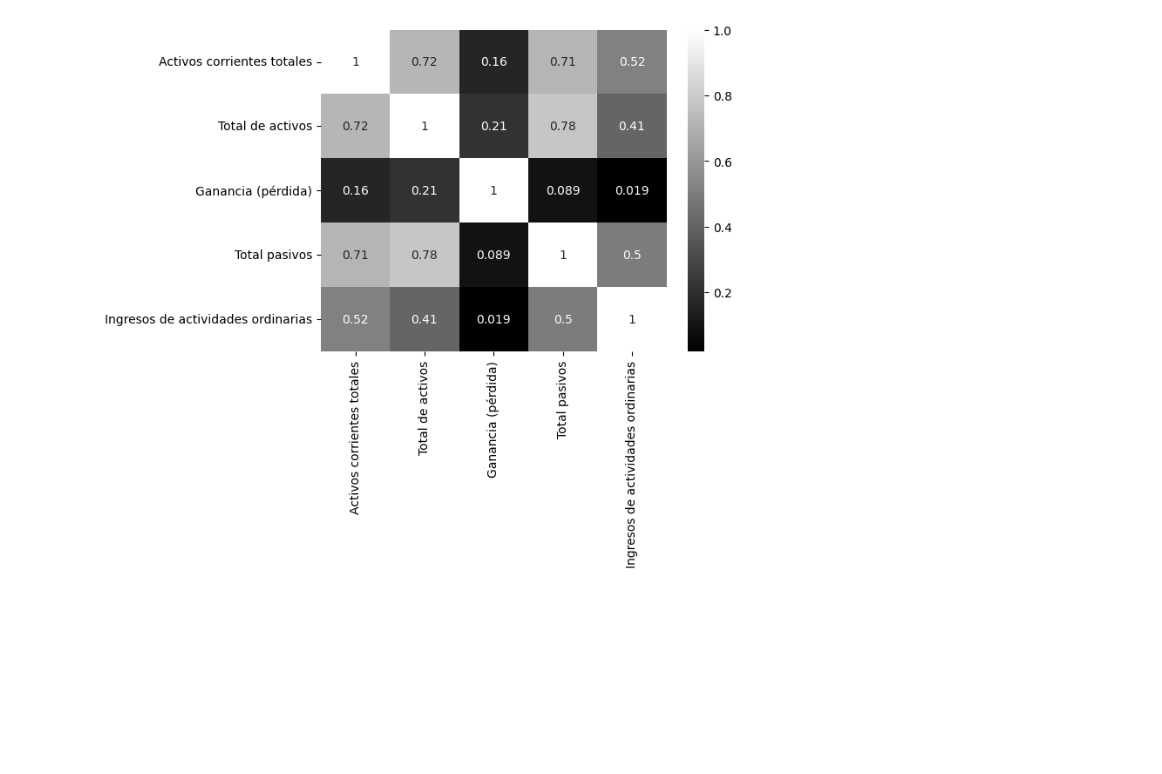
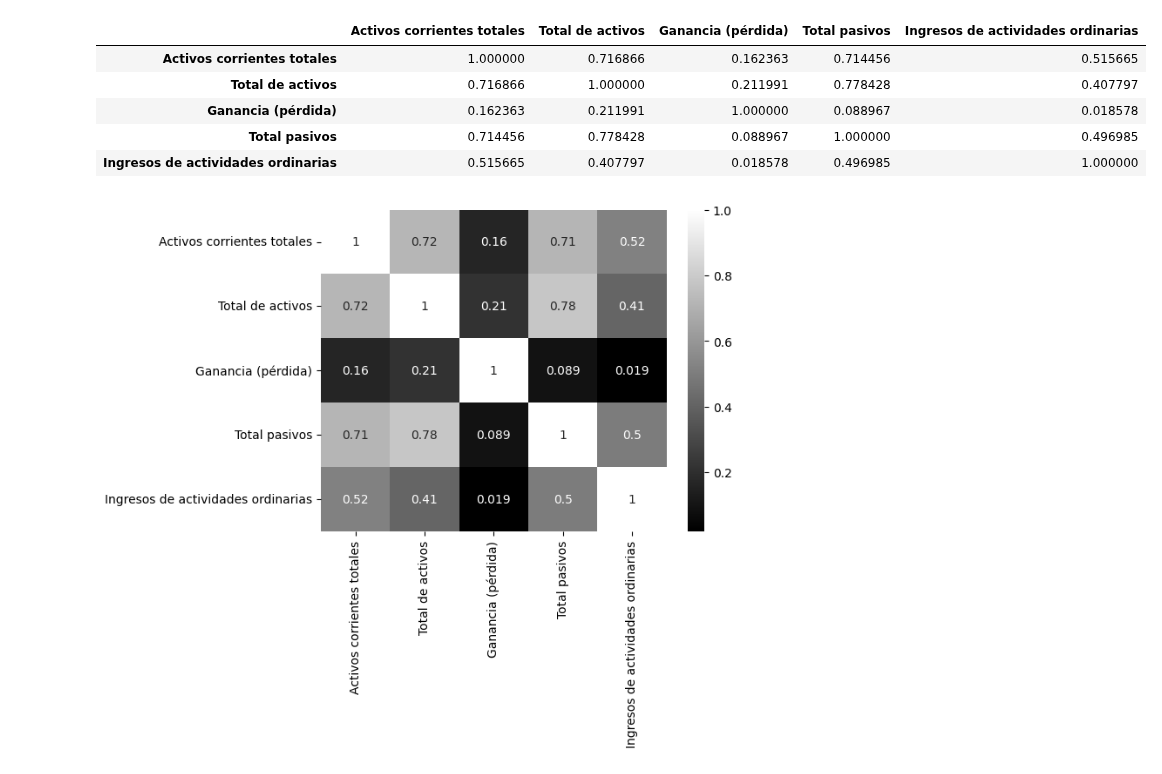
Before and after one commit to it-ces/PUBLIC-AI, a Jupyter notebook: short-labs-pandas/Correlation_matrix(BIT).ipynb, the cells around one changed output. Drawn from its saved outputs; the diff is of its cells as text; code cells hidden in the pictures; blank space fills up the shorter version.

```diff
--- a/short-labs-pandas/Correlation_matrix(BIT).ipynb
+++ b/short-labs-pandas/Correlation_matrix(BIT).ipynb
@@ -10,4 +12,14 @@ url = "https://raw.githubusercontent.com/it-ces/Datasets/main/basesuper.csv"
 df = pd.read_csv(url)
 # %%
 X = [ 'Activos corrientes totales',   'Total de activos',  'Ganancia (pérdida)'  , 'Total pasivos' ,  'Ingresos de actividades ordinarias' ]
+# %%
+df = df[X]
+df.corr() #You could change method='spearman'
+# %% [output]
+|  | Activos corrientes totales | Total de activos | Ganancia (pérdida) | Total pasivos | Ingresos de actividades ordinarias |
+| Activos corrientes totales | 1.000000 | 0.716866 | 0.162363 | 0.714456 | 0.515665 |
+| Total de activos | 0.716866 | 1.000000 | 0.211991 | 0.778428 | 0.407797 |
+| Ganancia (pérdida) | 0.162363 | 0.211991 | 1.000000 | 0.088967 | 0.018578 |
+| Total pasivos | 0.714456 | 0.778428 | 0.088967 | 1.000000 | 0.496985 |
+| Ingresos de actividades ordinarias | 0.515665 | 0.407797 | 0.018578 | 0.496985 | 1.000000 |
 # %%
```
Also changed, not shown: parts of 4 cells of this notebook.
